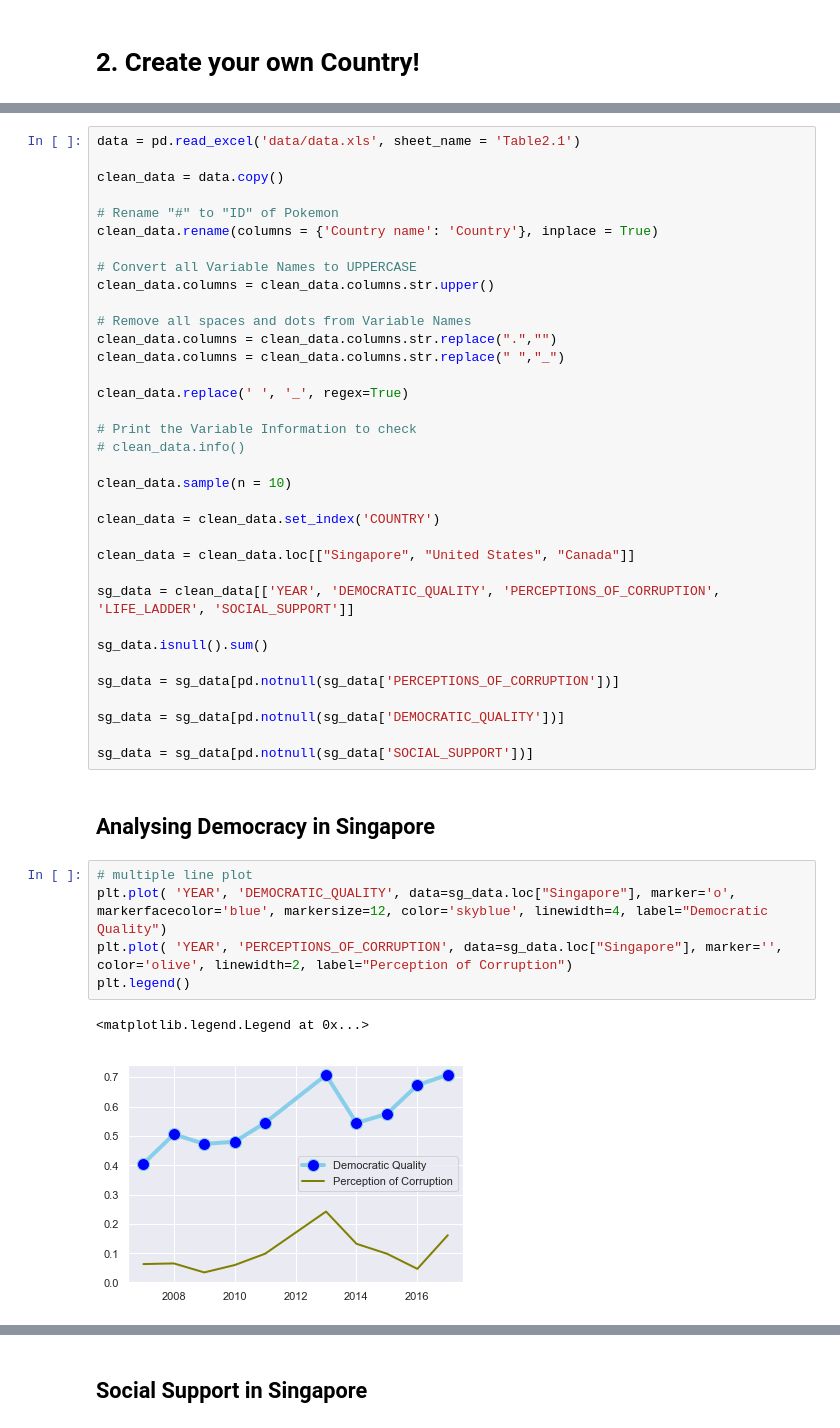
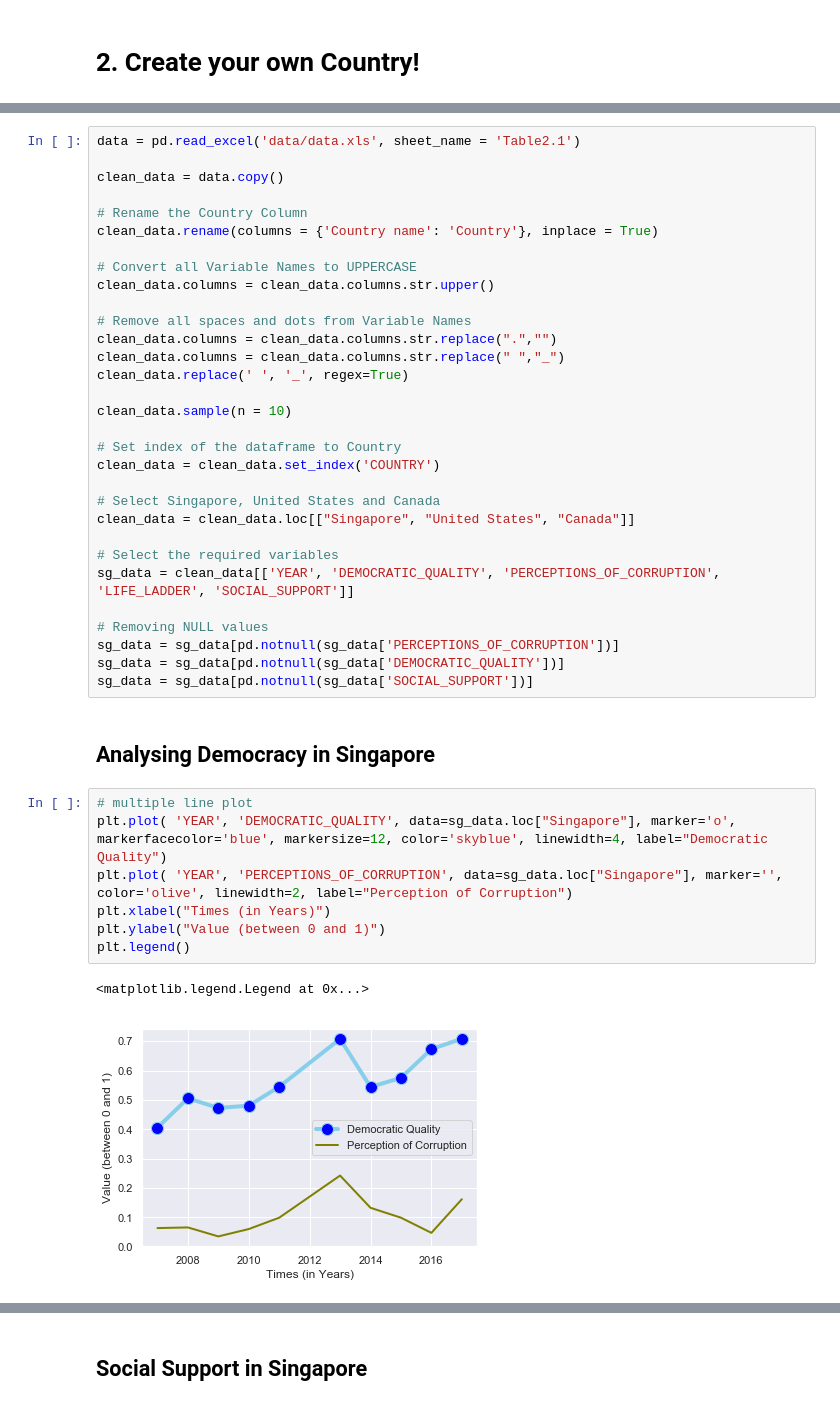
Before and after one commit to guptajay/world-happiness-report, a Jupyter notebook: CZ1015_Mini_Project.ipynb, the cells around one changed output, grey strips where cells are left out. Saved outputs shown, nothing was run; the diff lists cells and outputs as text.

```diff
--- a/CZ1015_Mini_Project.ipynb
+++ b/CZ1015_Mini_Project.ipynb
@@ -296,7 +666,7 @@ data = pd.read_excel('data/data.xls', sheet_name = 'Table2.1')
 
 clean_data = data.copy()
 
-# Rename "#" to "ID" of Pokemon
+# Rename the Country Column
 clean_data.rename(columns = {'Country name': 'Country'}, inplace = True)
 
 # Convert all Variable Names to UPPERCASE
@@ -305,37 +675,35 @@ clean_data.columns = clean_data.columns.str.upper()
 # Remove all spaces and dots from Variable Names
 clean_data.columns = clean_data.columns.str.replace(".","")
 clean_data.columns = clean_data.columns.str.replace(" ","_")
-
 clean_data.replace(' ', '_', regex=True)
-
-# Print the Variable Information to check
-# clean_data.info()
 
 clean_data.sample(n = 10)
 
+# Set index of the dataframe to Country
 clean_data = clean_data.set_index('COUNTRY')
 
+# Select Singapore, United States and Canada
 clean_data = clean_data.loc[["Singapore", "United States", "Canada"]]
 
+# Select the required variables
 sg_data = clean_data[['YEAR', 'DEMOCRATIC_QUALITY', 'PERCEPTIONS_OF_CORRUPTION', 'LIFE_LADDER', 'SOCIAL_SUPPORT']]
 
-sg_data.isnull().sum()
-
+# Removing NULL values
 sg_data = sg_data[pd.notnull(sg_data['PERCEPTIONS_OF_CORRUPTION'])]
-
 sg_data = sg_data[pd.notnull(sg_data['DEMOCRATIC_QUALITY'])]
-
 sg_data = sg_data[pd.notnull(sg_data['SOCIAL_SUPPORT'])]
 # %% [markdown]
 ## Analysing Democracy in Singapore
 # %%
 # multiple line plot
 plt.plot( 'YEAR', 'DEMOCRATIC_QUALITY', data=sg_data.loc["Singapore"], marker='o', markerfacecolor='blue', markersize=12, color='skyblue', linewidth=4, label="Democratic Quality")
 plt.plot( 'YEAR', 'PERCEPTIONS_OF_CORRUPTION', data=sg_data.loc["Singapore"], marker='', color='olive', linewidth=2, label="Perception of Corruption")
+plt.xlabel("Times (in Years)")
+plt.ylabel("Value (between 0 and 1)")
 plt.legend()
 # %% [output]
 <matplotlib.legend.Legend at 0x...>
-[figure, old version]
+[figure, new version]
 # %% [markdown]
 ## `Observation 1`
 
```
Also changed, not shown: parts of 44 cells of this notebook.
